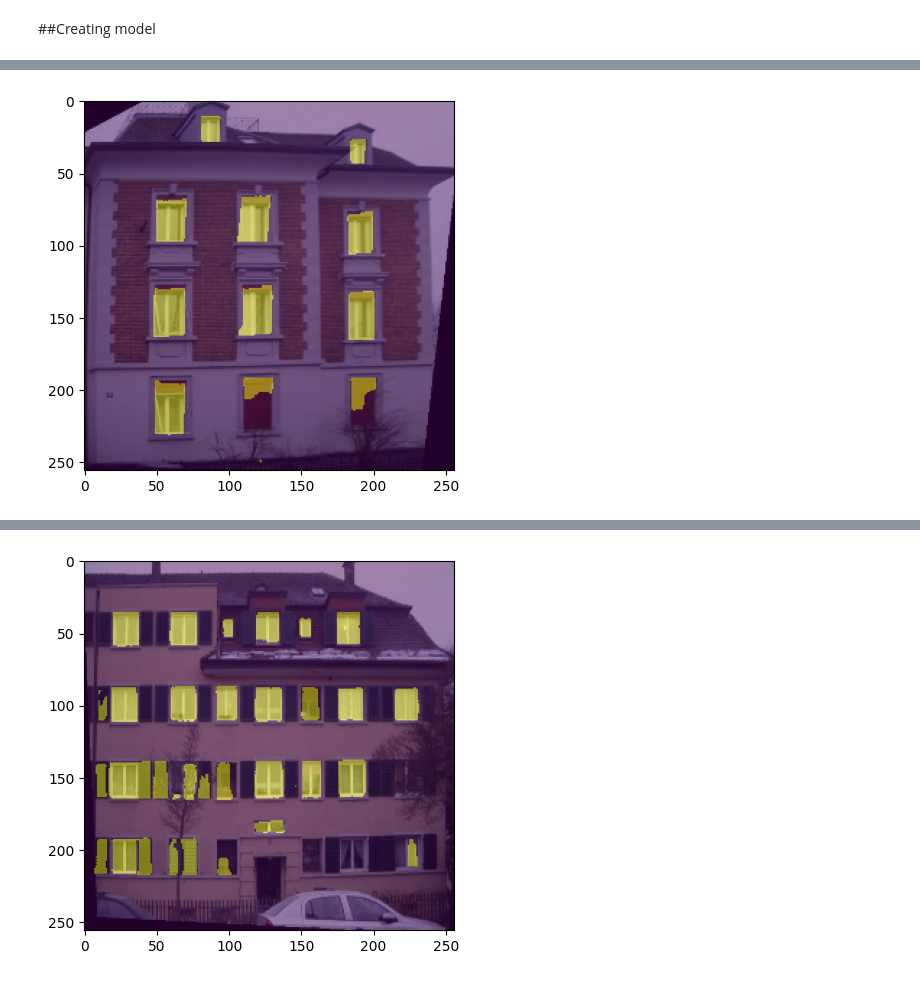
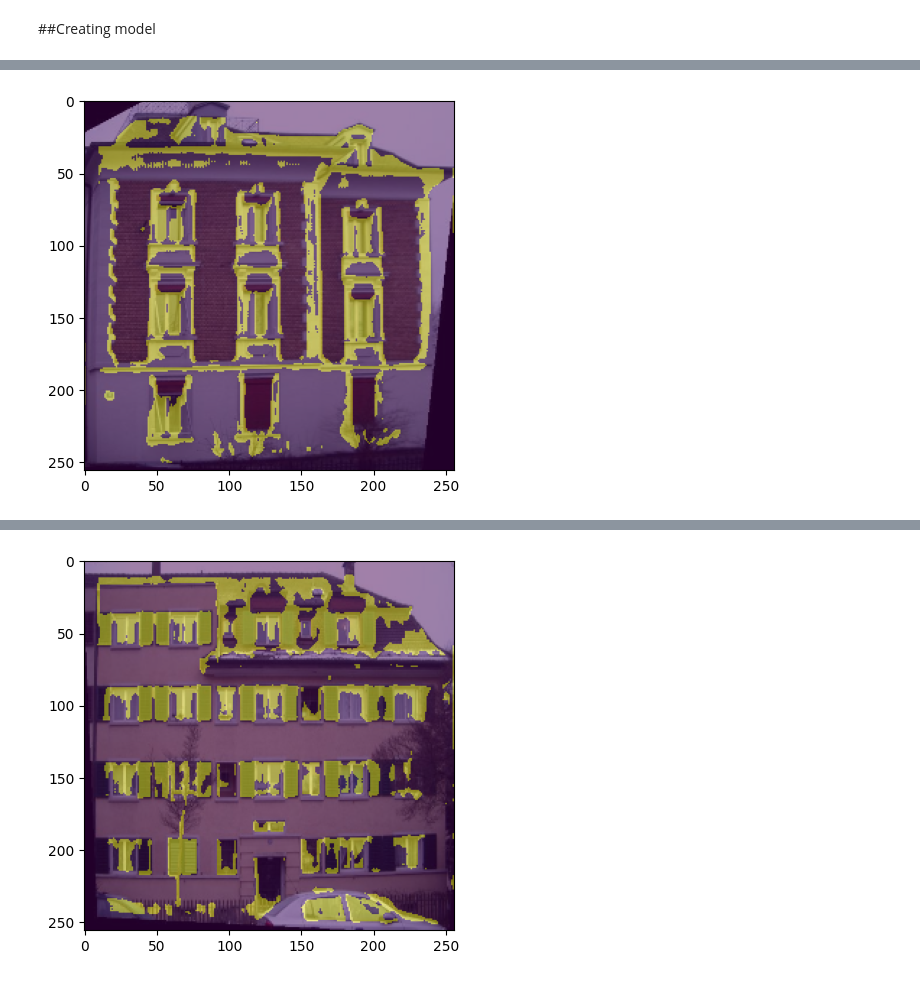
Before and after one commit to julianzim/Building_Analytics_with_CV, a Jupyter notebook: U_Net_model.ipynb, the cells around one changed output, grey strips where cells are left out. Saved outputs shown, nothing was run; the diff lists cells and outputs as text; code cells hidden in the pictures.

Commit message:
Revert "added batch normalization and dropout regularization"
This reverts commit 03dd46e519fcc1001555efce454a355fc508443f.

```diff
--- a/U_Net_model.ipynb
+++ b/U_Net_model.ipynb
@@ -267,76 +303,52 @@ def buildUNetModel():
     x = tf.keras.layers.Input((256, 256, 3))
 
     out = tf.keras.layers.Conv2D(64, (3, 3), padding='same', activation='relu')(x)
-    out = tf.keras.layers.BatchNormalization()(out)
     out1 = tf.keras.layers.Conv2D(64, (3, 3), padding='same', activation='relu')(out)
-    out = tf.keras.layers.BatchNormalization()(out1)
-    out = tf.keras.layers.MaxPool2D((2, 2))(out)
+    out = tf.keras.layers.MaxPool2D((2, 2))(out1)
 
     out = tf.keras.layers.Conv2D(128, (3, 3), padding='same', activation='relu')(out)
-    out = tf.keras.layers.BatchNormalization()(out)
     out2 = tf.keras.layers.Conv2D(128, (3, 3), padding='same', activation='relu')(out)
-    out = tf.keras.layers.BatchNormalization()(out2)
-    out = tf.keras.layers.MaxPool2D((2, 2))(out)
+    out = tf.keras.layers.MaxPool2D((2, 2))(out2)
 
     out = tf.keras.layers.Conv2D(256, (3, 3), padding='same', activation='relu')(out)
-    out = tf.keras.layers.BatchNormalization()(out)
     out3 = tf.keras.layers.Conv2D(256, (3, 3), padding='same', activation='relu')(out)
-    out = tf.keras.layers.BatchNormalization()(out3)
-    out = tf.keras.layers.MaxPool2D((2, 2))(out)
+    out = tf.keras.layers.MaxPool2D((2, 2))(out3)
 
     out = tf.keras.layers.Conv2D(512, (3, 3), padding='same', activation='relu')(out)
-    out = tf.keras.layers.BatchNormalization()(out)
     out4 = tf.keras.layers.Conv2D(512, (3, 3), padding='same', activation='relu')(out)
-    out = tf.keras.layers.BatchNormalization()(out4)
-    out = tf.keras.layers.MaxPool2D((2, 2))(out)
+    out = tf.keras.layers.MaxPool2D((2, 2))(out4)
 
     out = tf.keras.layers.Conv2D(1024, (3, 3), padding='same', activation='relu')(out)
-    out = tf.keras.layers.BatchNormalization()(out)
-    out = tf.keras.layers.Dropout(0.25)(out)
     out = tf.keras.layers.Conv2D(1024, (3, 3), padding='same', activation='relu')(out)
-    out = tf.keras.layers.BatchNormalization()(out)
-    out = tf.keras.layers.Dropout(0.25)(out)
 
     out = tf.keras.layers.Conv2DTranspose(512, (3, 3), strides=(2, 2), padding='same', activation='relu')(out)
     out = tf.concat([out4, out], axis=3)
-    out = tf.keras.layers.BatchNormalization()(out)
 
     out = tf.keras.layers.Conv2D(512, (3, 3), padding='same', activation='relu')(out)
-    out = tf.keras.layers.BatchNormalization()(out)
     out = tf.keras.layers.Conv2D(512, (3, 3), padding='same', activation='relu')(out)
-    out = tf.keras.layers.BatchNormalization()(out)
 
     out = tf.keras.layers.Conv2DTranspose(256, (3, 3), strides=(2, 2), padding='same', activation='relu')(out)
     out = tf.concat([out3, out], axis=3)
-    out = tf.keras.layers.BatchNormalization()(out)
 
     out = tf.keras.layers.Conv2D(256, (3, 3), padding='same', activation='relu')(out)
-    out = tf.keras.layers.BatchNormalization()(out)
     out = tf.keras.layers.Conv2D(256, (3, 3), padding='same', activation='relu')(out)
-    out = tf.keras.layers.BatchNormalization()(out)
 
     out = tf.keras.layers.Conv2DTranspose(128, (3, 3), strides=(2, 2), padding='same', activation='relu')(out)
     out = tf.concat([out2, out], axis=3)
-    out = tf.keras.layers.BatchNormalization()(out)
 
     out = tf.keras.layers.Conv2D(128, (3, 3), padding='same', activation='relu')(out)
-    out = tf.keras.layers.BatchNormalization()(out)
     out = tf.keras.layers.Conv2D(128, (3, 3), padding='same', activation='relu')(out)
-    out = tf.keras.layers.BatchNormalization()(out)
 
     out = tf.keras.layers.Conv2DTranspose(64, (3, 3), strides=(2, 2), padding='same', activation='relu')(out)
     out = tf.concat([out1, out], axis=3)
-    out = tf.keras.layers.BatchNormalization()(out)
 
     out = tf.keras.layers.Conv2D(64, (3, 3), padding='same', activation='relu')(out)
-    out = tf.keras.layers.BatchNormalization()(out)
     out = tf.keras.layers.Conv2D(64, (3, 3), padding='same', activation='relu')(out)
-    out = tf.keras.layers.BatchNormalization()(out)
     out = tf.keras.layers.Conv2D(1, (3, 3), padding='same', activation='sigmoid')(out)
 
     return tf.keras.Model(inputs=x, outputs=out)
 # %%
-EPOCHS = 100
+EPOCHS = 10
 
 model = buildUNetModel()
 model.compile(loss='binary_crossentropy', optimizer='adam', metrics=['accuracy'])
@@ -357,7 +369,7 @@ Loss
 for sample in test_data.take(5).as_numpy_iterator():
     sample = sample[0][0]
     out = model.predict(sample[None, ...])
-    seg_map = (out[0, ..., 0] > 0.7).astype(np.float32)
+    seg_map = (out[0, ..., 0] > 0.3).astype(np.float32)
     seg_map_clr = plt.get_cmap('viridis')(seg_map)[..., :3]
     plt.imshow(sample*0.5 + seg_map_clr*0.5)
     plt.show()
@@ -368 +380 @@ for sample in test_data.take(5).as_numpy_iterator():
-[figure, old version]
+[figure, new version]
@@ -370 +382 @@ for sample in test_data.take(5).as_numpy_iterator():
-[figure, old version]
+[figure, new version]
```
Also changed, not shown: parts of 4 cells of this notebook.
